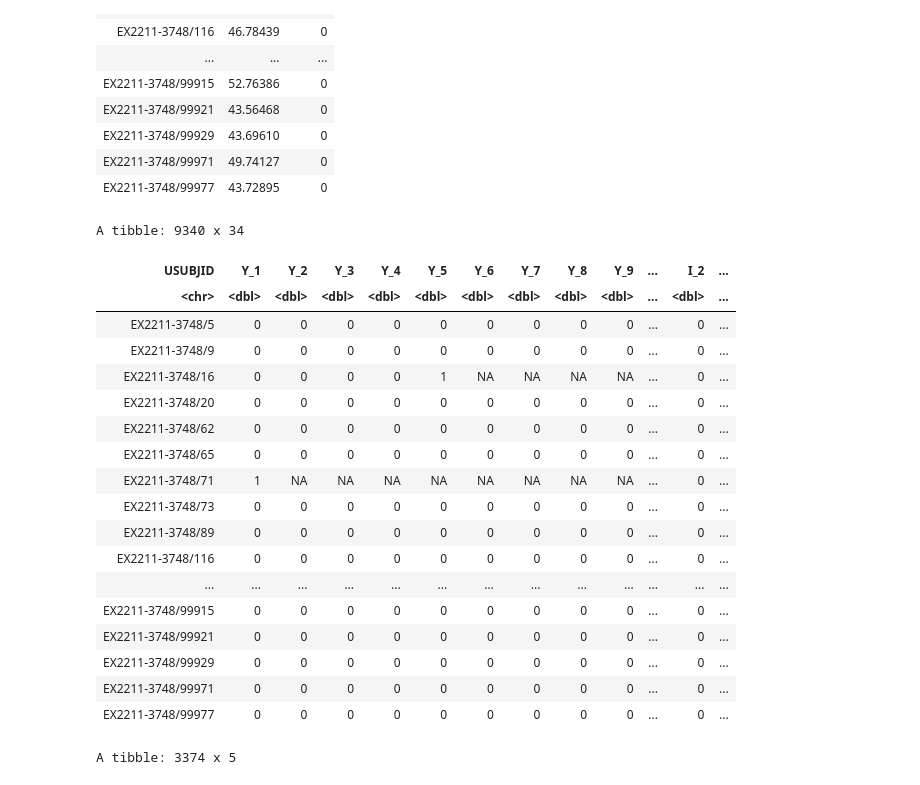
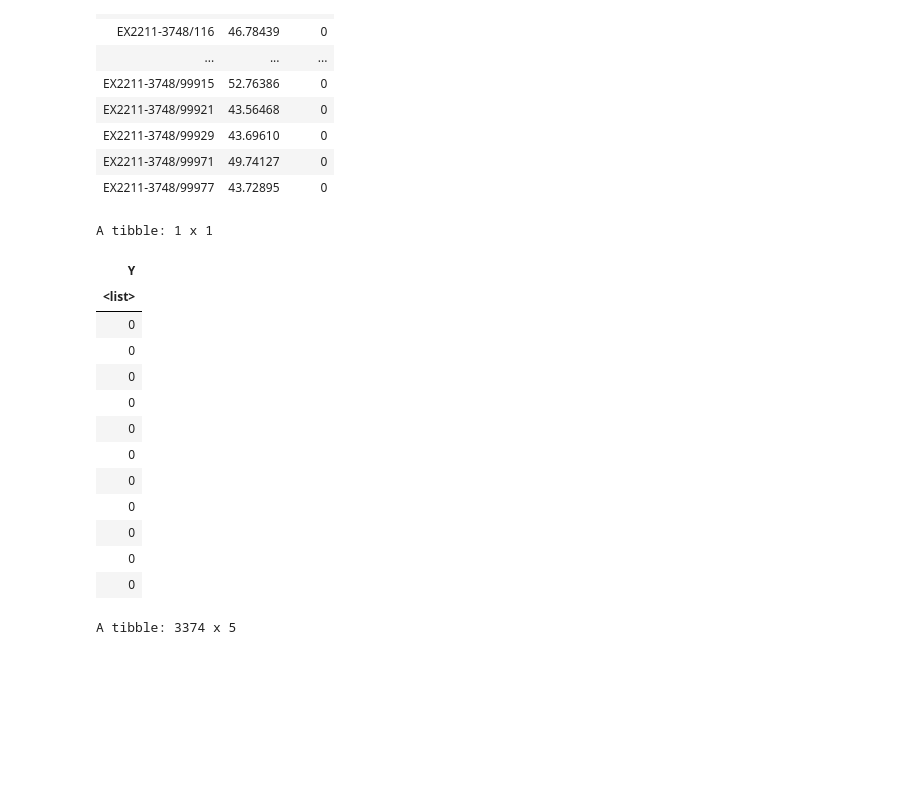
Before and after one commit to xwshen51/frengression, a Jupyter notebook: leader/leader_data.ipynb, the cells around one changed output. Drawn from its saved outputs; the diff is of its cells as text; code cells hidden in the pictures; blank space fills up the shorter version.

```diff
--- a/leader/leader_data.ipynb
+++ b/leader/leader_data.ipynb
@@ -365,27 +382,22 @@ A tibble: 9340 x 3
 | EX2211-3748/99971 | 49.74127 | 0 |
 | EX2211-3748/99977 | 43.72895 | 0 |
 # %%
-final_table
+final_table[1,'Y']
 # %% [output]
-A tibble: 9340 x 34
+A tibble: 1 x 1
-| USUBJID | Y_1 | Y_2 | Y_3 | Y_4 | Y_5 | Y_6 | Y_7 | Y_8 | Y_9 | ... | I_2 | ... |
-| <chr> | <dbl> | <dbl> | <dbl> | <dbl> | <dbl> | <dbl> | <dbl> | <dbl> | <dbl> | ... | <dbl> | ... |
-| EX2211-3748/5 | 0 | 0 | 0 | 0 | 0 | 0 | 0 | 0 | 0 | ... | 0 | ... |
-| EX2211-3748/9 | 0 | 0 | 0 | 0 | 0 | 0 | 0 | 0 | 0 | ... | 0 | ... |
-| EX2211-3748/16 | 0 | 0 | 0 | 0 | 1 | NA | NA | NA | NA | ... | 0 | ... |
-| EX2211-3748/20 | 0 | 0 | 0 | 0 | 0 | 0 | 0 | 0 | 0 | ... | 0 | ... |
-| EX2211-3748/62 | 0 | 0 | 0 | 0 | 0 | 0 | 0 | 0 | 0 | ... | 0 | ... |
-| EX2211-3748/65 | 0 | 0 | 0 | 0 | 0 | 0 | 0 | 0 | 0 | ... | 0 | ... |
-| EX2211-3748/71 | 1 | NA | NA | NA | NA | NA | NA | NA | NA | ... | 0 | ... |
-| EX2211-3748/73 | 0 | 0 | 0 | 0 | 0 | 0 | 0 | 0 | 0 | ... | 0 | ... |
-| EX2211-3748/89 | 0 | 0 | 0 | 0 | 0 | 0 | 0 | 0 | 0 | ... | 0 | ... |
-| EX2211-3748/116 | 0 | 0 | 0 | 0 | 0 | 0 | 0 | 0 | 0 | ... | 0 | ... |
-| ... | ... | ... | ... | ... | ... | ... | ... | ... | ... | ... | ... | ... |
-| EX2211-3748/99915 | 0 | 0 | 0 | 0 | 0 | 0 | 0 | 0 | 0 | ... | 0 | ... |
-| EX2211-3748/99921 | 0 | 0 | 0 | 0 | 0 | 0 | 0 | 0 | 0 | ... | 0 | ... |
-| EX2211-3748/99929 | 0 | 0 | 0 | 0 | 0 | 0 | 0 | 0 | 0 | ... | 0 | ... |
-| EX2211-3748/99971 | 0 | 0 | 0 | 0 | 0 | 0 | 0 | 0 | 0 | ... | 0 | ... |
-| EX2211-3748/99977 | 0 | 0 | 0 | 0 | 0 | 0 | 0 | 0 | 0 | ... | 0 | ... |
+| Y |
+| <list> |
+| 0 |
+| 0 |
+| 0 |
+| 0 |
+| 0 |
+| 0 |
+| 0 |
+| 0 |
+| 0 |
+| 0 |
+| 0 |
 # %%
 library(dplyr)
 library(tidyr)
```
Also changed, not shown: parts of 3 cells of this notebook, 3 other files.
